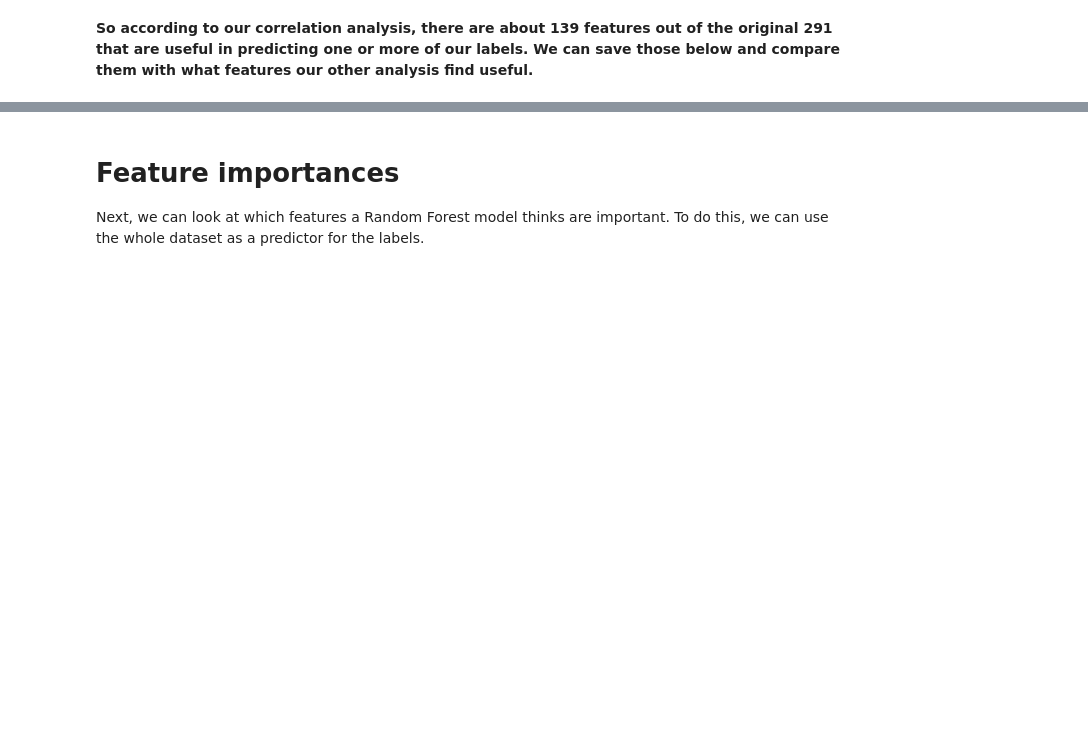
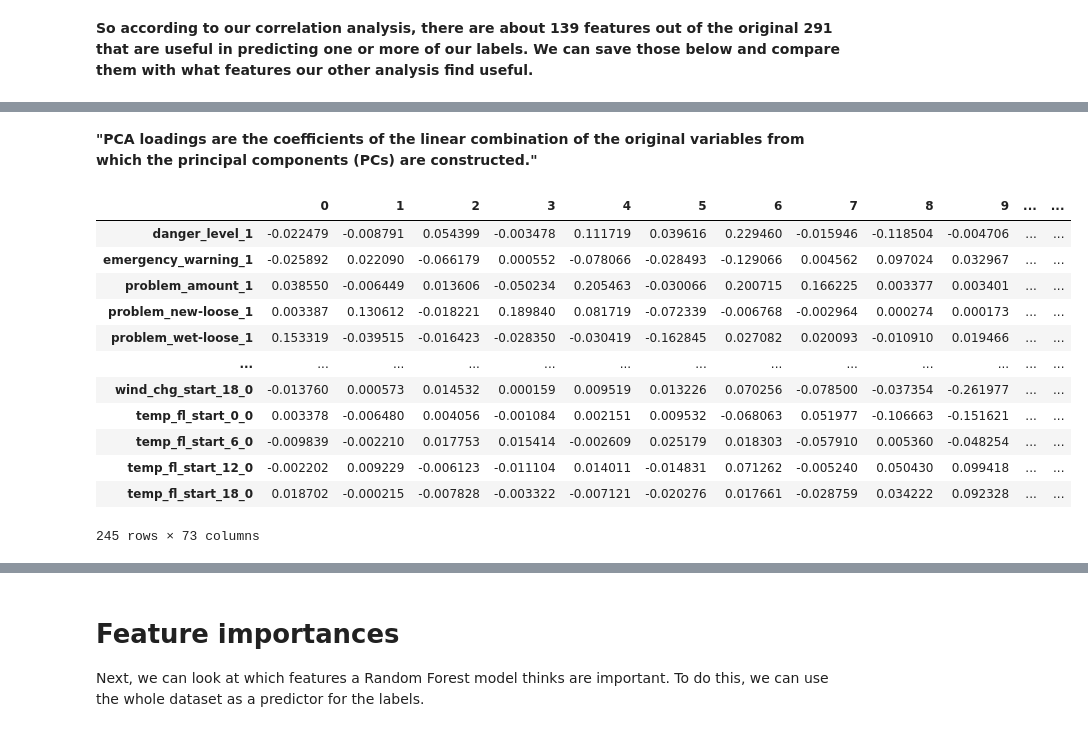
Before and after one commit to NVE/avalanche_ml, a Jupyter notebook: notebooks/analysis/1_feature_reduction.ipynb, the cells around one changed output, grey strips where cells are left out. Cells and saved outputs as stored; diff of their text form; code cells hidden in the pictures; blank space fills up the shorter version.

```diff
--- a/notebooks/analysis/1_feature_reduction.ipynb
+++ b/notebooks/analysis/1_feature_reduction.ipynb
@@ -252,0 +188,8 @@ keep_columns_correlations
+# %%
+# appply feature scaling
+scaler = StandardScaler()
+
+# fit and transform the data in one step
+# now we move from a dataframe to a numpy array
+scaled = pd.DataFrame(scaler.fit_transform(regions), columns=regions.columns, index=regions.index)
+scaled.head()
@@ -252,0 +265,19 @@ keep_columns_correlations
+# %% [markdown]
+**"PCA loadings are the coefficients of the linear combination of the original variables from which the principal components (PCs) are constructed."**
+# %%
+loadings = pd.DataFrame(pca.components_.T, index=regions.columns)
+loadings
+# %% [output]
+|  | 0 | 1 | 2 | 3 | 4 | 5 | 6 | 7 | 8 | 9 | ... | ... |
+| danger_level_1 | -0.022479 | -0.008791 | 0.054399 | -0.003478 | 0.111719 | 0.039616 | 0.229460 | -0.015946 | -0.118504 | -0.004706 | ... | ... |
+| emergency_warning_1 | -0.025892 | 0.022090 | -0.066179 | 0.000552 | -0.078066 | -0.028493 | -0.129066 | 0.004562 | 0.097024 | 0.032967 | ... | ... |
+| problem_amount_1 | 0.038550 | -0.006449 | 0.013606 | -0.050234 | 0.205463 | -0.030066 | 0.200715 | 0.166225 | 0.003377 | 0.003401 | ... | ... |
+| problem_new-loose_1 | 0.003387 | 0.130612 | -0.018221 | 0.189840 | 0.081719 | -0.072339 | -0.006768 | -0.002964 | 0.000274 | 0.000173 | ... | ... |
+| problem_wet-loose_1 | 0.153319 | -0.039515 | -0.016423 | -0.028350 | -0.030419 | -0.162845 | 0.027082 | 0.020093 | -0.010910 | 0.019466 | ... | ... |
+| ... | ... | ... | ... | ... | ... | ... | ... | ... | ... | ... | ... | ... |
+| wind_chg_start_18_0 | -0.013760 | 0.000573 | 0.014532 | 0.000159 | 0.009519 | 0.013226 | 0.070256 | -0.078500 | -0.037354 | -0.261977 | ... | ... |
+| temp_fl_start_0_0 | 0.003378 | -0.006480 | 0.004056 | -0.001084 | 0.002151 | 0.009532 | -0.068063 | 0.051977 | -0.106663 | -0.151621 | ... | ... |
+| temp_fl_start_6_0 | -0.009839 | -0.002210 | 0.017753 | 0.015414 | -0.002609 | 0.025179 | 0.018303 | -0.057910 | 0.005360 | -0.048254 | ... | ... |
+| temp_fl_start_12_0 | -0.002202 | 0.009229 | -0.006123 | -0.011104 | 0.014011 | -0.014831 | 0.071262 | -0.005240 | 0.050430 | 0.099418 | ... | ... |
+| temp_fl_start_18_0 | 0.018702 | -0.000215 | -0.007828 | -0.003322 | -0.007121 | -0.020276 | 0.017661 | -0.028759 | 0.034222 | 0.092328 | ... | ... |
+245 rows × 73 columns
```
Also changed, not shown: parts of 39 cells of this notebook.
